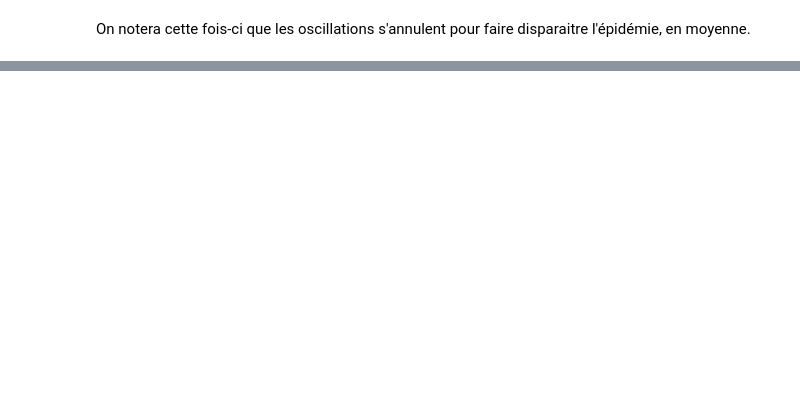
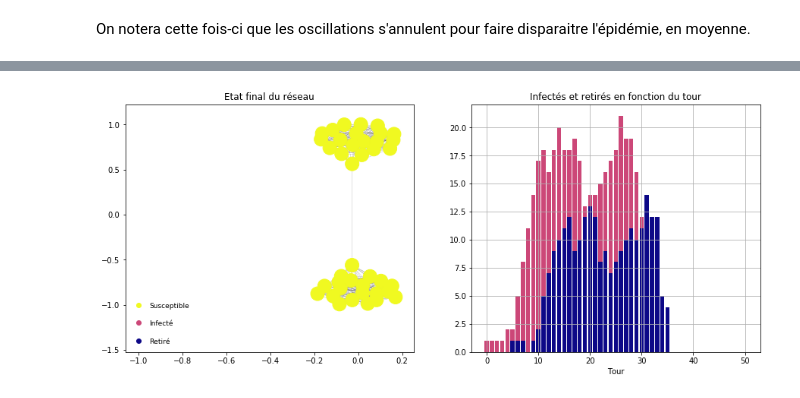
Before and after one commit to farid-fari/epidemics, a Jupyter notebook: epidemics/Exemples.ipynb, the cells around one changed output, grey strips where cells are left out. Cells and saved outputs as stored; diff of their text form; code cells hidden in the pictures; blank space fills up the shorter version.

Commit message:
utilisation de nx pour les graphes aléatoires mise à jour des exemples

```diff
--- a/epidemics/Exemples.ipynb
+++ b/epidemics/Exemples.ipynb
@@ -86,0 +89,5 @@ sirs_stats.plot_avg(graph=g)
+# %%
+g = nx.barbell_graph(20, 0)
+sirs.plot(graph=g, turns=50)
+# %% [output]
+[figure, added]
```
Also changed, not shown: parts of 13 cells of this notebook, 5 other files.
